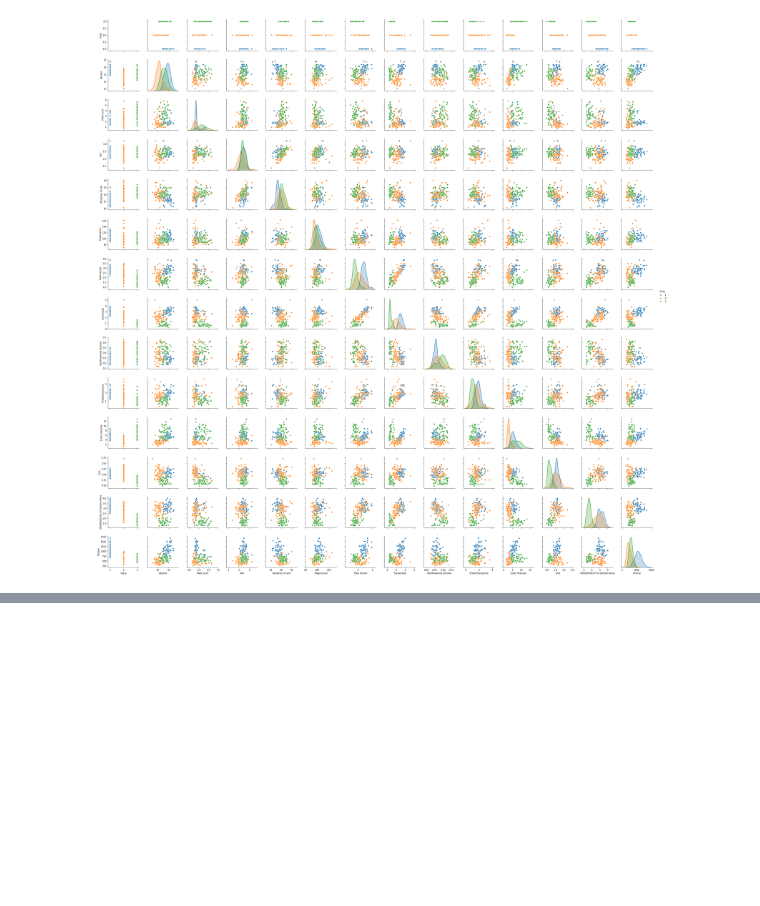
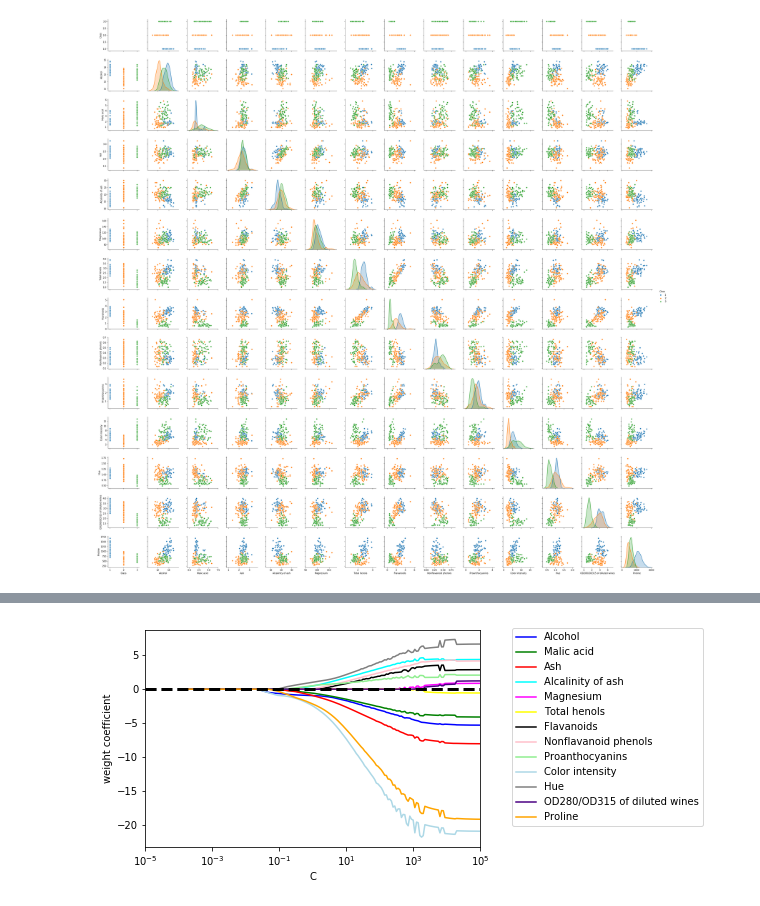
Before and after one commit to Taichi-Katsumoto/Data-Analysis, a Jupyter notebook: Analysis_wine-dataset.ipynb, the cells around one changed output, grey strips where cells are left out. Drawn from its saved outputs; the diff is of its cells as text; code cells hidden in the pictures; blank space fills up the shorter version.

```diff
--- a/Analysis_wine-dataset.ipynb
+++ b/Analysis_wine-dataset.ipynb
@@ -25,0 +28,6 @@ sns.pairplot(df,hue='Class')
+# %%
+#特徴量とクラスラベルを別々に抽出
+X,Y=df.iloc[:,1:].values,df.iloc[:,0].values
+#トレーニングセットとテストデータに分割
+#全体の30%をテストデータにする。
+X_train,X_test,y_train,y_test=train_test_split(X,Y,test_size=0.3,random_state=0)
@@ -25,0 +57,5 @@ sns.pairplot(df,hue='Class')
+# %%
+#平均0,標準偏差1に変換する。
+stdsc=StandardScaler()
+X_train_std=stdsc.fit_transform(X_train)
+X_test_std=stdsc.fit_transform(X_test)
@@ -25,0 +88,3 @@ sns.pairplot(df,hue='Class')
+# %%
+lr=LogisticRegression(penalty='l1',C=0.1)
+lr.fit(X_train_std,y_train)
@@ -25,0 +113,37 @@ sns.pairplot(df,hue='Class')
+# %%
+#特徴量を描画する
+fig=plt.figure()
+ax1=fig.add_subplot(111)
+colors=['blue','green','red','cyan','magenta','yellow','black',
+       'pink','lightgreen','lightblue','gray','indigo','orange']
+#空のリストを生成
+weights=[]
+params=[]
+#逆正則化パラメータの値ごとに整理
+for c in np.arange(-4,6,0.05):
+    lr=LogisticRegression(penalty='l1',C=10**c,random_state=0)
+    lr.fit(X_train_std,y_train)
+    weights.append(lr.coef_[1])
+    params.append(10.0**c)
+#重み係数をNumPy配列に変換
+weights=np.array(weights)
+#重みをプロット
+for column,color in zip(range(weights.shape[1]),colors):
+    #横軸を逆正則化パラメータ、縦軸を重み係数
+    ax1.plot(params,weights[:,column],label=df.columns[column+1],color=color)
+
+#グラフの体裁を整える
+#y=0に線
+ax1.axhline(0,color='black',linestyle='--',linewidth=3)
+#軸の範囲
+ax1.set_xlim([10**(-5),10**5])
+#軸ラベル
+ax1.set_ylabel('weight coefficient')
+ax1.set_xlabel('C')
+#横軸を対数軸に
+ax1.set_xscale('log')
+ax1.legend(loc='upper right')
+ax1.legend(loc='upper center',bbox_to_anchor=(1.38,1.03),ncol=1,fancybox=True)
+plt.show()
+# %% [output]
+[figure, added]
```
Also changed, not shown: parts of 15 cells of this notebook.
